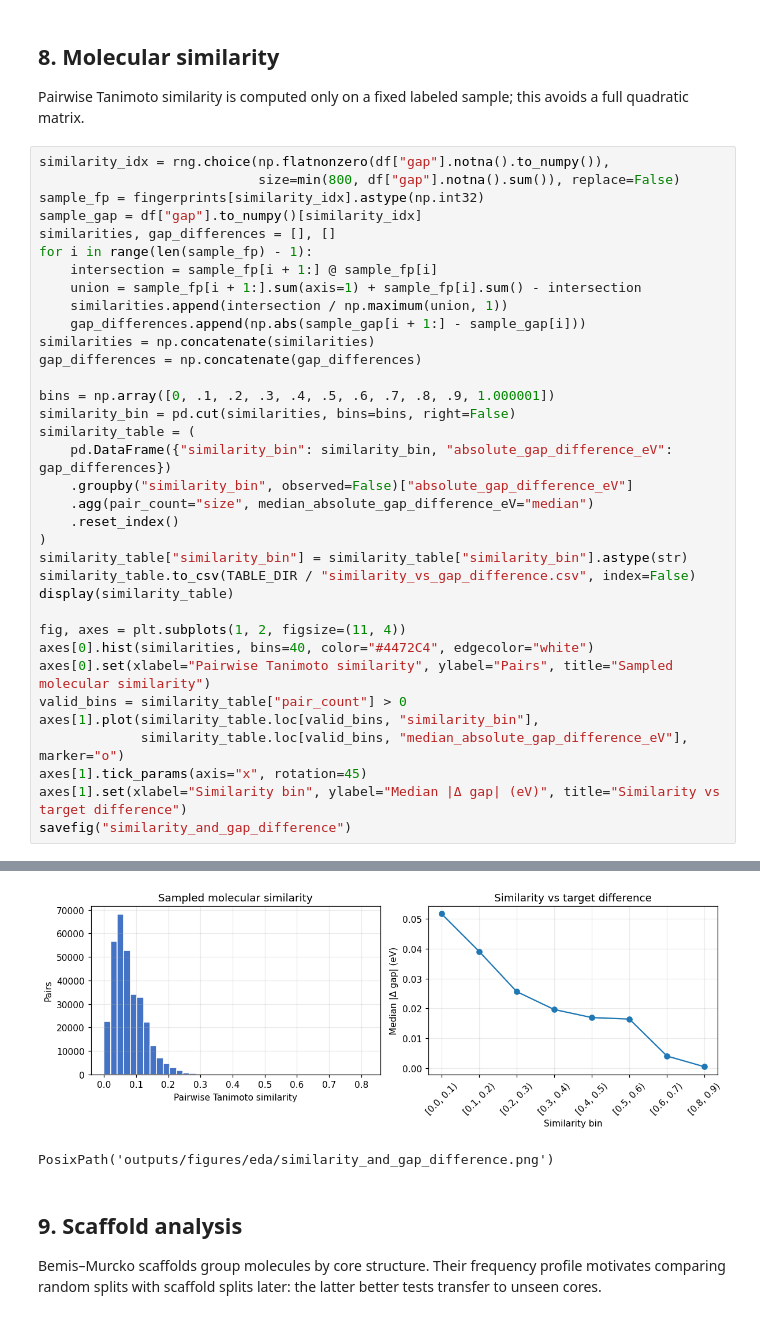
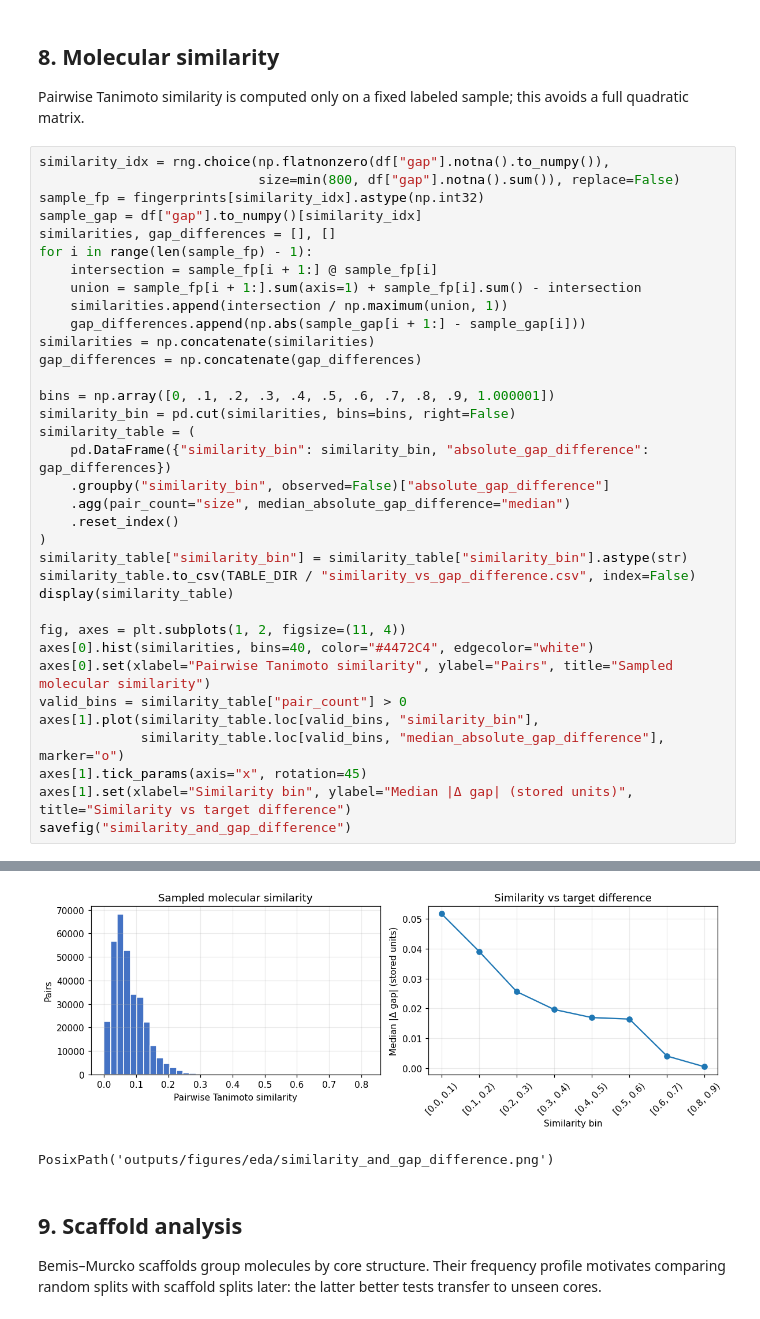
Before and after one commit to leonardodibari/MindTheGap, a Jupyter notebook: notebooks/01_preliminary_data_analysis.ipynb, the cells around one changed output, grey strips where cells are left out. Drawn from its saved outputs; the diff is of its cells as text.

```diff
--- a/notebooks/01_preliminary_data_analysis.ipynb
+++ b/notebooks/01_preliminary_data_analysis.ipynb
@@ -399,9 +399,9 @@ gap_differences = np.concatenate(gap_differences)
 bins = np.array([0, .1, .2, .3, .4, .5, .6, .7, .8, .9, 1.000001])
 similarity_bin = pd.cut(similarities, bins=bins, right=False)
 similarity_table = (
-    pd.DataFrame({"similarity_bin": similarity_bin, "absolute_gap_difference_eV": gap_differences})
-    .groupby("similarity_bin", observed=False)["absolute_gap_difference_eV"]
-    .agg(pair_count="size", median_absolute_gap_difference_eV="median")
+    pd.DataFrame({"similarity_bin": similarity_bin, "absolute_gap_difference": gap_differences})
+    .groupby("similarity_bin", observed=False)["absolute_gap_difference"]
+    .agg(pair_count="size", median_absolute_gap_difference="median")
     .reset_index()
 )
 similarity_table["similarity_bin"] = similarity_table["similarity_bin"].astype(str)
@@ -413,8 +413,8 @@ axes[0].hist(similarities, bins=40, color="#4472C4", edgecolor="white")
 axes[0].set(xlabel="Pairwise Tanimoto similarity", ylabel="Pairs", title="Sampled molecular similarity")
 valid_bins = similarity_table["pair_count"] > 0
 axes[1].plot(similarity_table.loc[valid_bins, "similarity_bin"],
-             similarity_table.loc[valid_bins, "median_absolute_gap_difference_eV"], marker="o")
+             similarity_table.loc[valid_bins, "median_absolute_gap_difference"], marker="o")
 axes[1].tick_params(axis="x", rotation=45)
-axes[1].set(xlabel="Similarity bin", ylabel="Median |Δ gap| (eV)", title="Similarity vs target difference")
+axes[1].set(xlabel="Similarity bin", ylabel="Median |Δ gap| (stored units)", title="Similarity vs target difference")
 savefig("similarity_and_gap_difference")
 # %% [output]
@@ -422,14 +422,14 @@ savefig("similarity_and_gap_difference")
 | 0 | [0.0, 0.1) | 228183 | 0.0517 |
 | 1 | [0.1, 0.2) | 84034 | 0.0391 |
 | 2 | [0.2, 0.3) | 6848 | 0.0256 |
 | 3 | [0.3, 0.4) | 465 | 0.0196 |
 | 4 | [0.4, 0.5) | 55 | 0.0169 |
 | 5 | [0.5, 0.6) | 13 | 0.0164 |
 | 6 | [0.6, 0.7) | 1 | 0.0040 |
 | 7 | [0.7, 0.8) | 0 | NaN |
 | 8 | [0.8, 0.9) | 1 | 0.0004 |
 | 9 | [0.9, 1.0) | 0 | NaN |
-[figure, old version]
+[figure, new version]
 PosixPath('outputs/figures/eda/similarity_and_gap_difference.png')
 # %% [markdown]
 ## 9. Scaffold analysis
```
Also changed, not shown: parts of 23 cells of this notebook, 9 other files.
